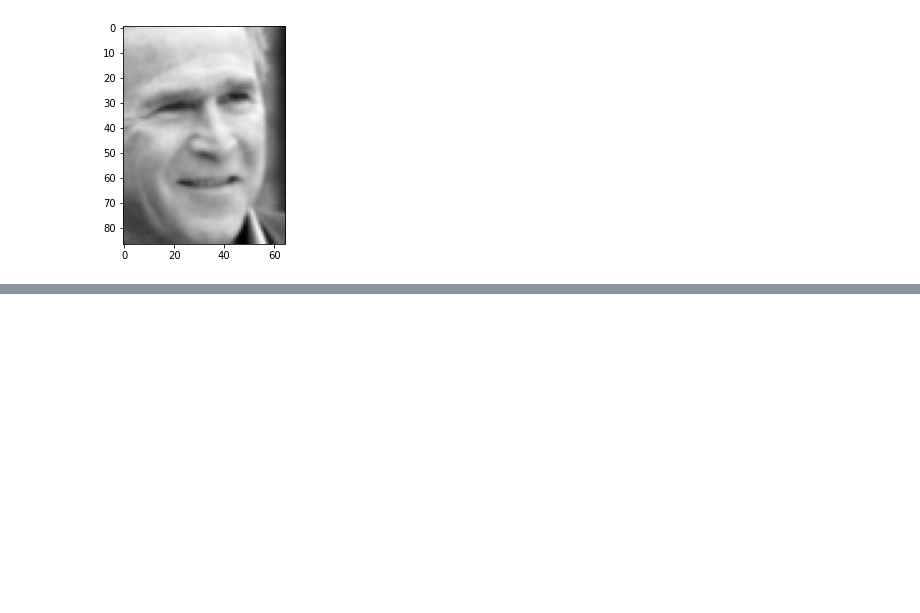
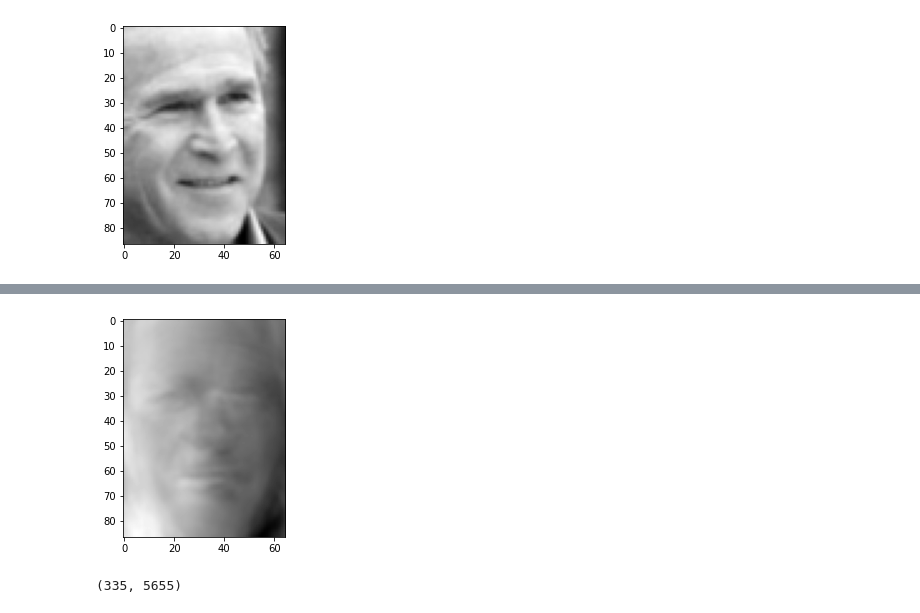
Before and after one commit to Shaharen/MachineLearning, a Jupyter notebook: Ex07_비지도학습.ipynb, the cells around one changed output, grey strips where cells are left out. Saved outputs shown, nothing was run; the diff lists cells and outputs as text; code cells hidden in the pictures; blank space fills up the shorter version.

```diff
--- a/Ex07_비지도학습.ipynb
+++ b/Ex07_비지도학습.ipynb
@@ -181,0 +244,9 @@ plt.show()
+# %%
+plt.imshow(pca.components_[1].reshape(87,65) , cmap = 'gray')
+plt.show()
+# %% [output]
+[figure, added]
+# %%
+X_train.shape
+# %% [output]
+(335, 5655)
```
Also changed, not shown: parts of 18 cells of this notebook.
